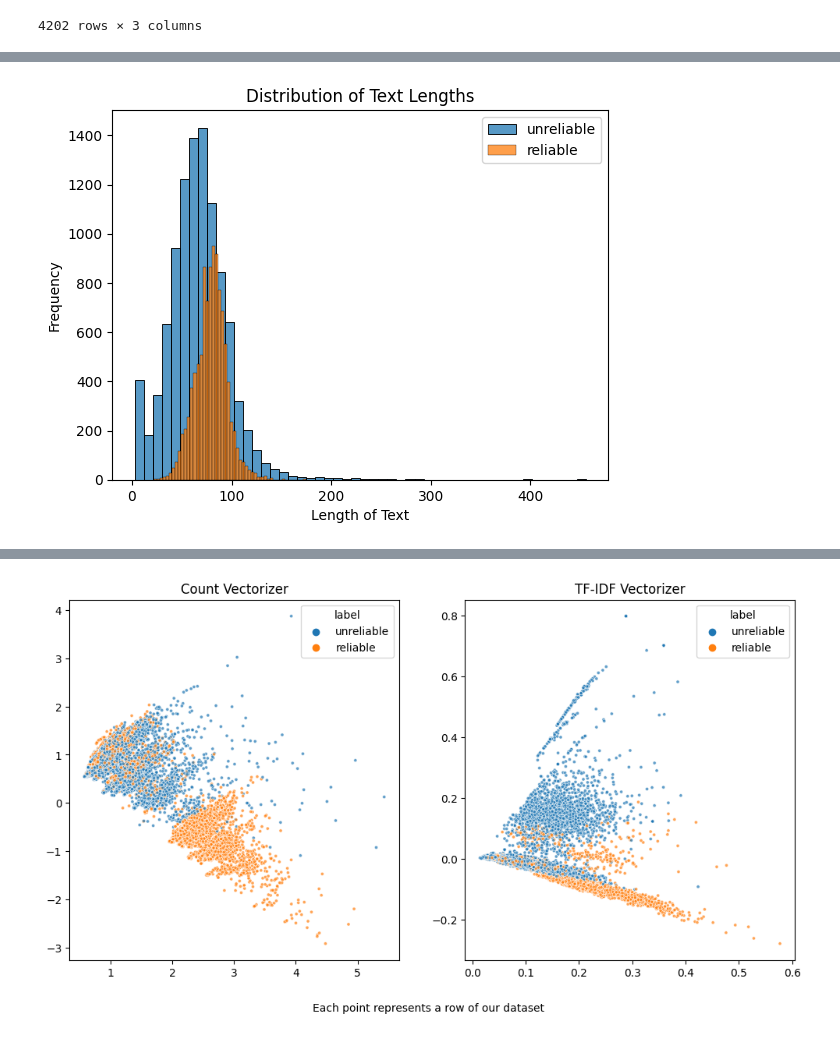
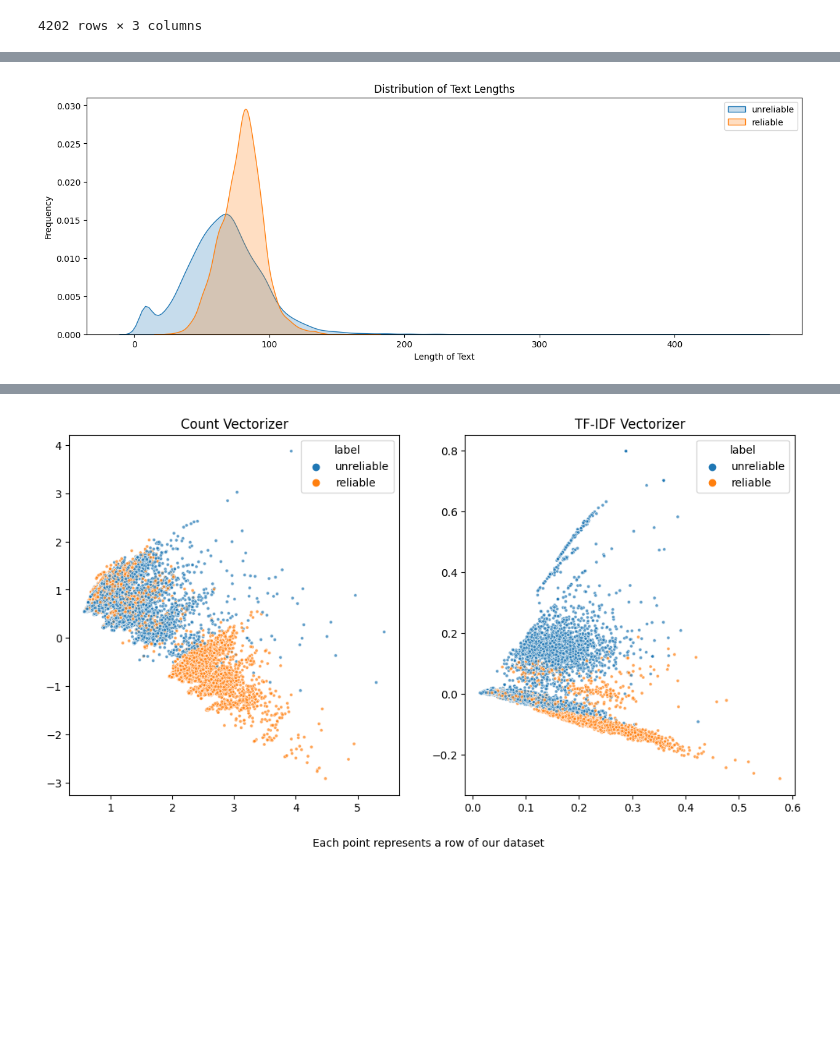
Before and after one commit to GoncaloJoseMoura/Projects, a Jupyter notebook: Fake_news/fake_news.ipynb, the cells around one changed output, grey strips where cells are left out. Drawn from its saved outputs; the diff is of its cells as text; code cells hidden in the pictures; blank space fills up the shorter version.

```diff
--- a/Fake_news/fake_news.ipynb
+++ b/Fake_news/fake_news.ipynb
@@ -186,14 +207,18 @@ authors.sort_values('unreliable', ascending= False)
 # %%
-sns.histplot(data[data['label'] == 1]['title'].str.len(), bins=50, label= 'unreliable')
-sns.histplot(data[data['label'] == 0]['title'].str.len(), bins=50,label= 'reliable')
+# let's see our Text length distribution
+# unreliable tend to have shorter titles but have filled the nulls with no title
+# reliable news tend to range between 50 - 100
+plt.figure(figsize= (15, 5))
+sns.kdeplot(data[data['label'] == 1]['title'].str.len(), fill= True, label= 'unreliable')
+sns.kdeplot(data[data['label'] == 0]['title'].str.len(), fill= True, label= 'reliable')
 plt.xlabel('Length of Text')
 plt.ylabel('Frequency')
 plt.title('Distribution of Text Lengths')
 plt.legend()
 plt.savefig('Fig/text_distribution.jpeg')
 plt.show()
 # %% [output]
-[figure, old version]
+[figure, new version]
 # %%
 data['text'] = data['title'] + ' by ' + data['author']
 # %%
```
Also changed, not shown: parts of 60 cells of this notebook, 1 other file.
